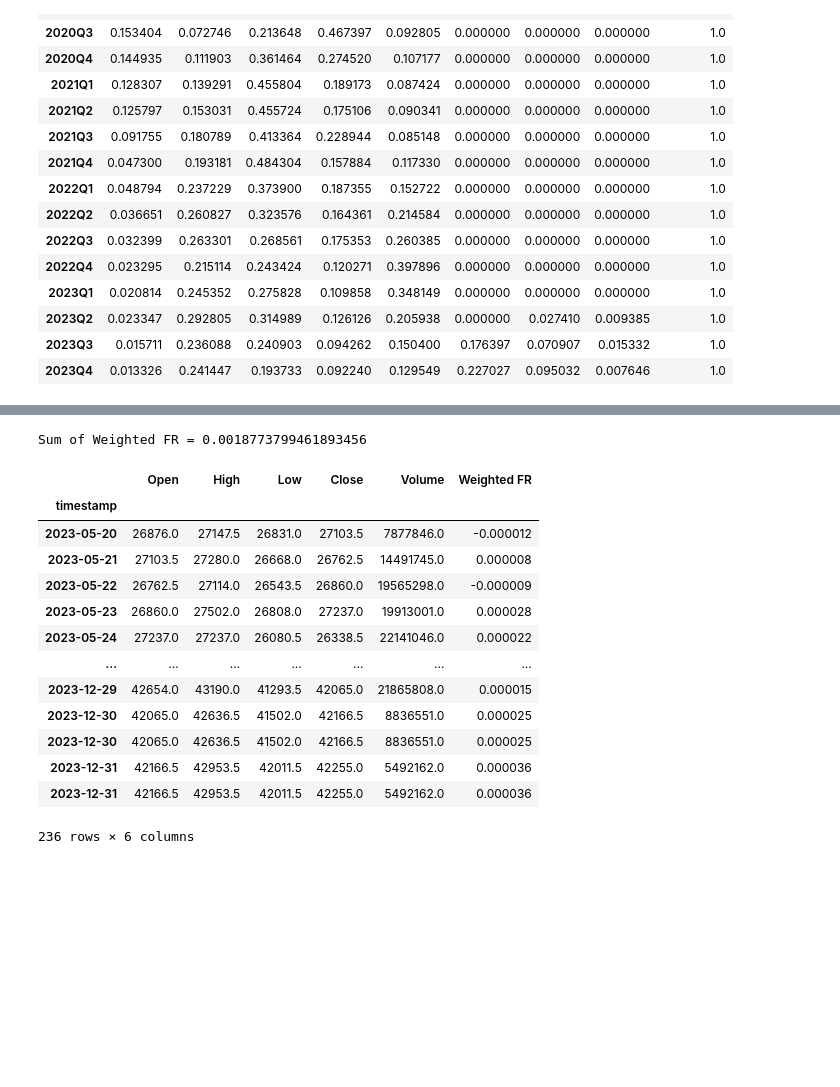
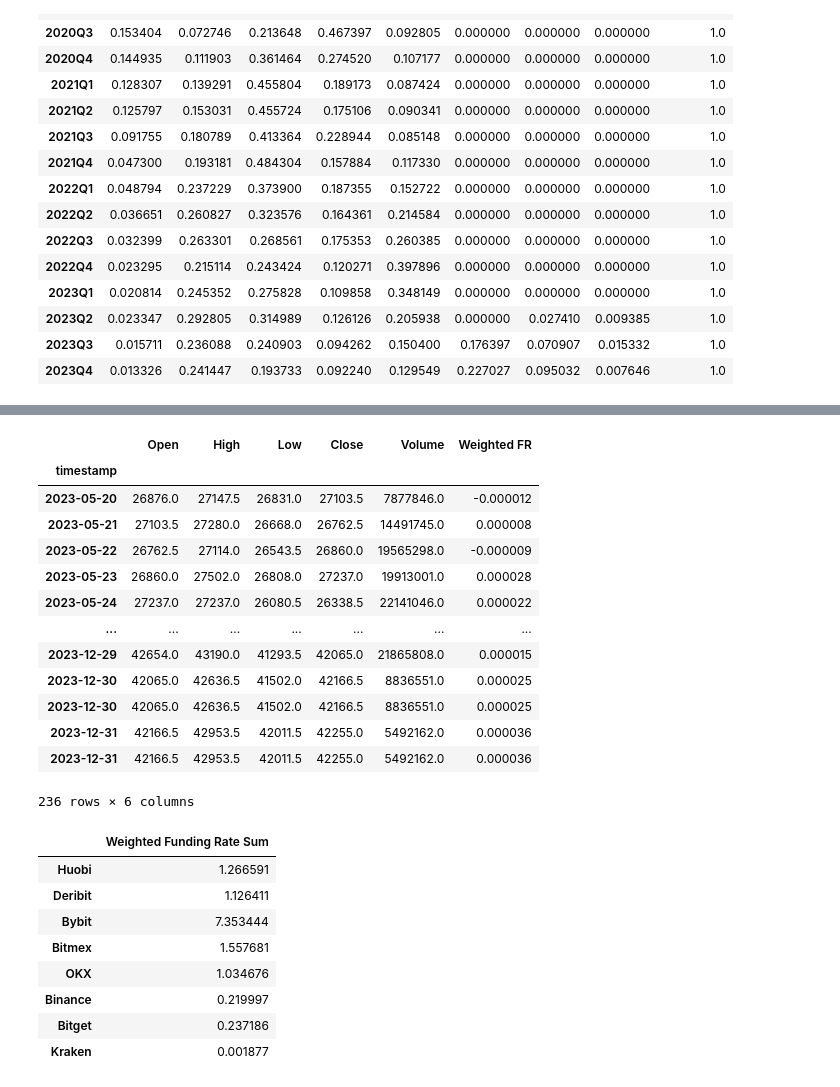
Before and after one commit to immortal16/OpenDeltaDeliverables, a Jupyter notebook: 1_2_data_aggregation.ipynb, the cells around one changed output, grey strips where cells are left out. Drawn from its saved outputs; the diff is of its cells as text; code cells hidden in the pictures; blank space fills up the shorter version.

```diff
--- a/1_2_data_aggregation.ipynb
+++ b/1_2_data_aggregation.ipynb
@@ -206,4 +202,4 @@ Sum of Weighted FR = 1.5576811547079235
 # %%
-okx_wfr = get_weighted_fr(okx_data)
+okx_wfr, okx_wfr_sum = get_weighted_fr(okx_data)
 okx_wfr
 # %% [output]
@@ -225,4 +220,4 @@ Sum of Weighted FR = 1.0346763397363696
 # %%
-binance_wfr = get_weighted_fr(binance_data)
+binance_wfr, binance_wfr_sum = get_weighted_fr(binance_data)
 binance_wfr
 # %% [output]
@@ -244,4 +238,4 @@ Sum of Weighted FR = 0.21999705099790806
 # %%
-bitget_wfr = get_weighted_fr(bitget_data)
+bitget_wfr, bitget_wfr_sum = get_weighted_fr(bitget_data)
 bitget_wfr
 # %% [output]
@@ -263,19 +256,45 @@ Sum of Weighted FR = 0.23718568237508758
 # %%
-kraken_wfr = get_weighted_fr(kraken_data)
+kraken_wfr, kraken_wfr_sum = get_weighted_fr(kraken_data)
 kraken_wfr
 # %% [output]
+|  | Open | High | Low | Close | Volume | Weighted FR |
+| timestamp |  |  |  |  |  |  |
+| 2023-05-20 | 26876.0 | 27147.5 | 26831.0 | 27103.5 | 7877846.0 | -0.000012 |
+| 2023-05-21 | 27103.5 | 27280.0 | 26668.0 | 26762.5 | 14491745.0 | 0.000008 |
+| 2023-05-22 | 26762.5 | 27114.0 | 26543.5 | 26860.0 | 19565298.0 | -0.000009 |
+| 2023-05-23 | 26860.0 | 27502.0 | 26808.0 | 27237.0 | 19913001.0 | 0.000028 |
+| 2023-05-24 | 27237.0 | 27237.0 | 26080.5 | 26338.5 | 22141046.0 | 0.000022 |
+| ... | ... | ... | ... | ... | ... | ... |
+| 2023-12-29 | 42654.0 | 43190.0 | 41293.5 | 42065.0 | 21865808.0 | 0.000015 |
+| 2023-12-30 | 42065.0 | 42636.5 | 41502.0 | 42166.5 | 8836551.0 | 0.000025 |
+| 2023-12-30 | 42065.0 | 42636.5 | 41502.0 | 42166.5 | 8836551.0 | 0.000025 |
+| 2023-12-31 | 42166.5 | 42953.5 | 42011.5 | 42255.0 | 5492162.0 | 0.000036 |
+| 2023-12-31 | 42166.5 | 42953.5 | 42011.5 | 42255.0 | 5492162.0 | 0.000036 |
-Sum of Weighted FR = 0.0018773799461893456
+236 rows × 6 columns
-|  | Open | High | Low | Close | Volume | Weighted FR |
-| timestamp |  |  |  |  |  |  |
-| 2023-05-20 | 26876.0 | 27147.5 | 26831.0 | 27103.5 | 7877846.0 | -0.000012 |
-| 2023-05-21 | 27103.5 | 27280.0 | 26668.0 | 26762.5 | 14491745.0 | 0.000008 |
-| 2023-05-22 | 26762.5 | 27114.0 | 26543.5 | 26860.0 | 19565298.0 | -0.000009 |
-| 2023-05-23 | 26860.0 | 27502.0 | 26808.0 | 27237.0 | 19913001.0 | 0.000028 |
-| 2023-05-24 | 27237.0 | 27237.0 | 26080.5 | 26338.5 | 22141046.0 | 0.000022 |
-| ... | ... | ... | ... | ... | ... | ... |
-| 2023-12-29 | 42654.0 | 43190.0 | 41293.5 | 42065.0 | 21865808.0 | 0.000015 |
-| 2023-12-30 | 42065.0 | 42636.5 | 41502.0 | 42166.5 | 8836551.0 | 0.000025 |
-| 2023-12-30 | 42065.0 | 42636.5 | 41502.0 | 42166.5 | 8836551.0 | 0.000025 |
-| 2023-12-31 | 42166.5 | 42953.5 | 42011.5 | 42255.0 | 5492162.0 | 0.000036 |
-| 2023-12-31 | 42166.5 | 42953.5 | 42011.5 | 42255.0 | 5492162.0 | 0.000036 |
-236 rows × 6 columns
+# %%
+res = DataFrame([
+    [
+        huobi_wfr_sum,
+        deribit_wfr_sum,
+        bybit_wfr_sum,
+        bitmex_wfr_sum,
+        okx_wfr_sum,
+        binance_wfr_sum,
+        bitget_wfr_sum,
+        kraken_wfr_sum
+    ]
+])
+
+res.columns = exchanges
+res.index = ['Weighted Funding Rate Sum']
+res.T
+# %% [output]
+|  | Weighted Funding Rate Sum |
+| Huobi | 1.266591 |
+| Deribit | 1.126411 |
+| Bybit | 7.353444 |
+| Bitmex | 1.557681 |
+| OKX | 1.034676 |
+| Binance | 0.219997 |
+| Bitget | 0.237186 |
+| Kraken | 0.001877 |
```
Also changed, not shown: parts of 8 cells of this notebook.
